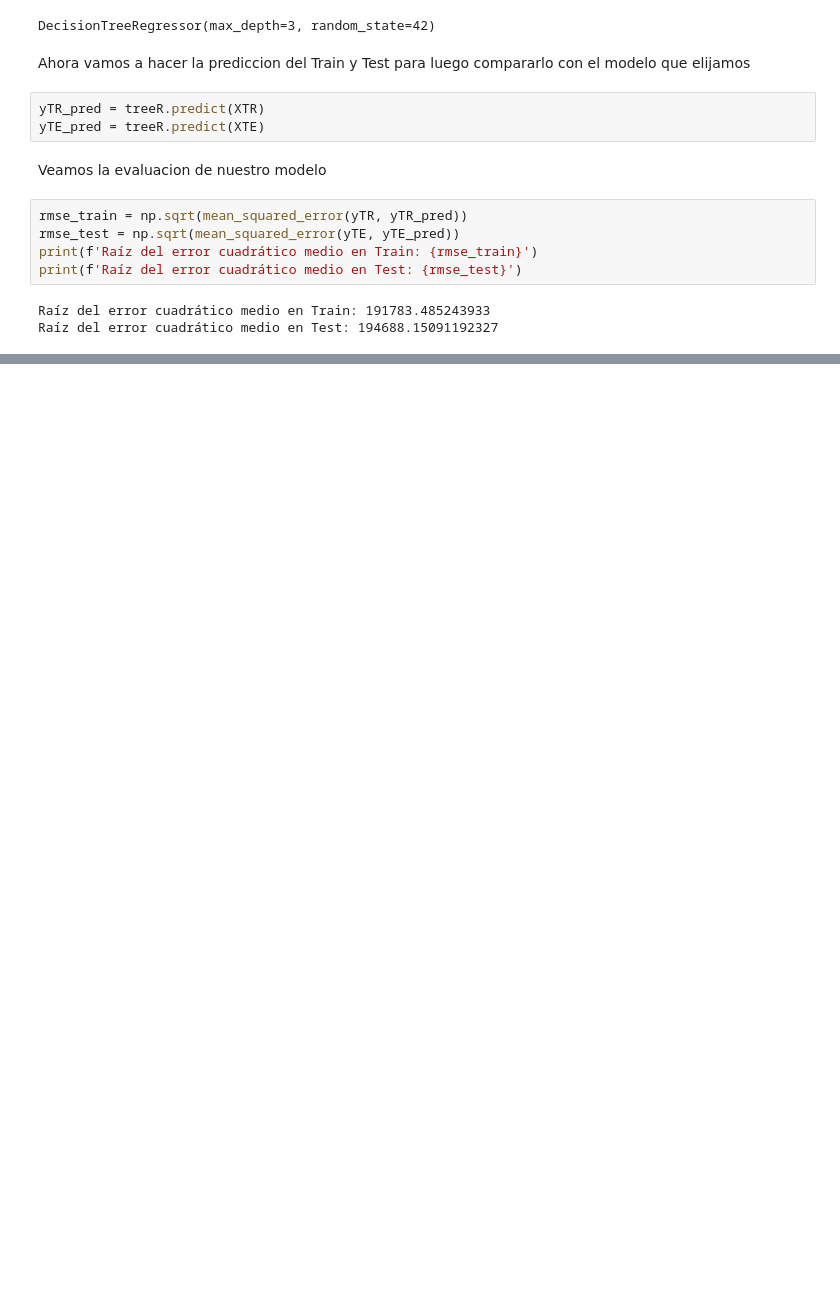
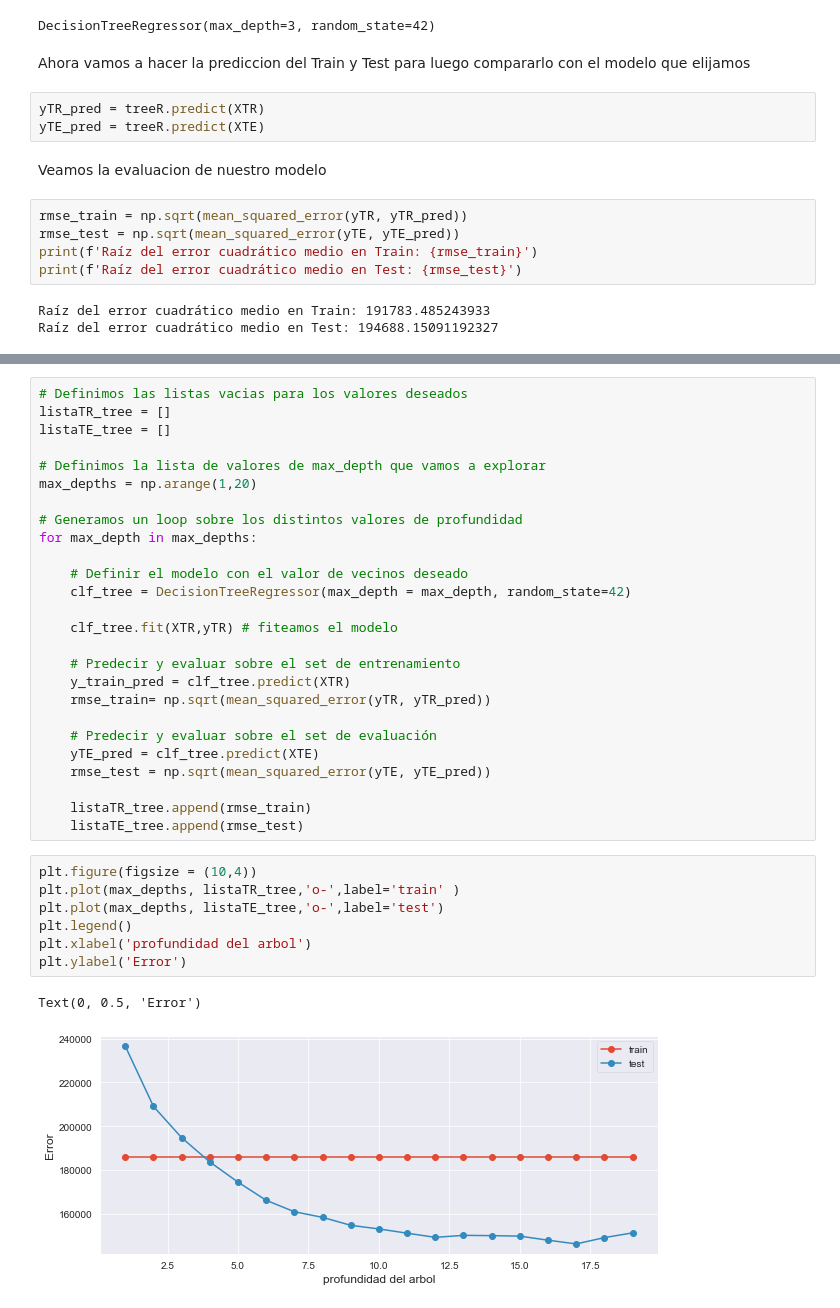
Before and after one commit to ldotto46/01.Proj_Real-State, a Jupyter notebook: DS_Proyecto_01(Rodriguez Luis).ipynb, the cells around one changed output, grey strips where cells are left out. Drawn from its saved outputs; the diff is of its cells as text; blank space fills up the shorter version.

Commit message:
Decission Tree and KNN

```diff
--- a/DS_Proyecto_01(Rodriguez Luis).ipynb
+++ b/DS_Proyecto_01(Rodriguez Luis).ipynb
@@ -589,0 +643,36 @@ plt.show()
+# %%
+# Definimos las listas vacias para los valores deseados
+listaTR_tree = []
+listaTE_tree = []
+
+# Definimos la lista de valores de max_depth que vamos a explorar
+max_depths = np.arange(1,20)
+
+# Generamos un loop sobre los distintos valores de profundidad
+for max_depth in max_depths:
+
+    # Definir el modelo con el valor de vecinos deseado
+    clf_tree = DecisionTreeRegressor(max_depth = max_depth, random_state=42)
+
+    clf_tree.fit(XTR,yTR) # fiteamos el modelo
+
+    # Predecir y evaluar sobre el set de entrenamiento
+    y_train_pred = clf_tree.predict(XTR)
+    rmse_train= np.sqrt(mean_squared_error(yTR, yTR_pred))
+
+    # Predecir y evaluar sobre el set de evaluación
+    yTE_pred = clf_tree.predict(XTE)
+    rmse_test = np.sqrt(mean_squared_error(yTE, yTE_pred))
+
+    listaTR_tree.append(rmse_train)
+    listaTE_tree.append(rmse_test)
+# %%
+plt.figure(figsize = (10,4))
+plt.plot(max_depths, listaTR_tree,'o-',label='train' )
+plt.plot(max_depths, listaTE_tree,'o-',label='test')
+plt.legend()
+plt.xlabel('profundidad del arbol')
+plt.ylabel('Error')
+# %% [output]
+Text(0, 0.5, 'Error')
+[figure, added]
```
Also changed, not shown: parts of 8 cells of this notebook.
